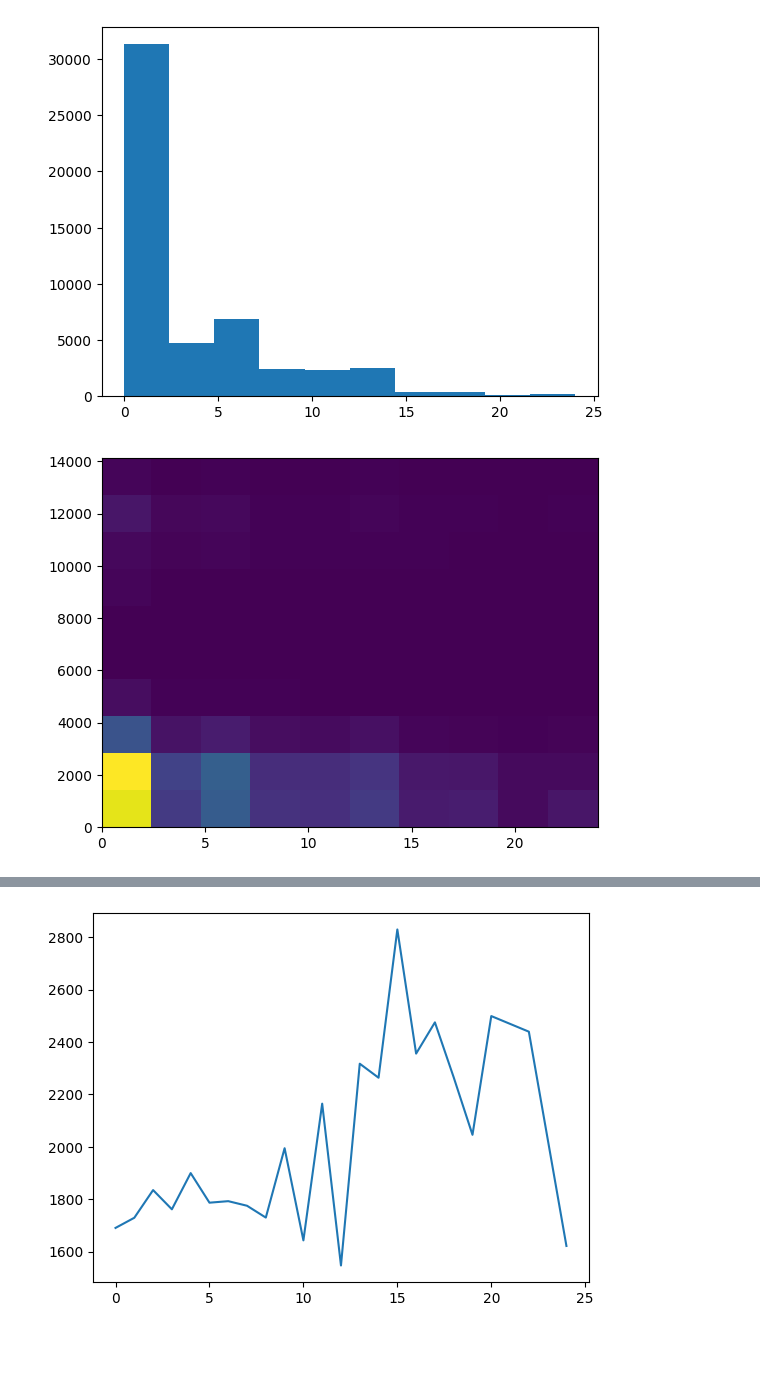
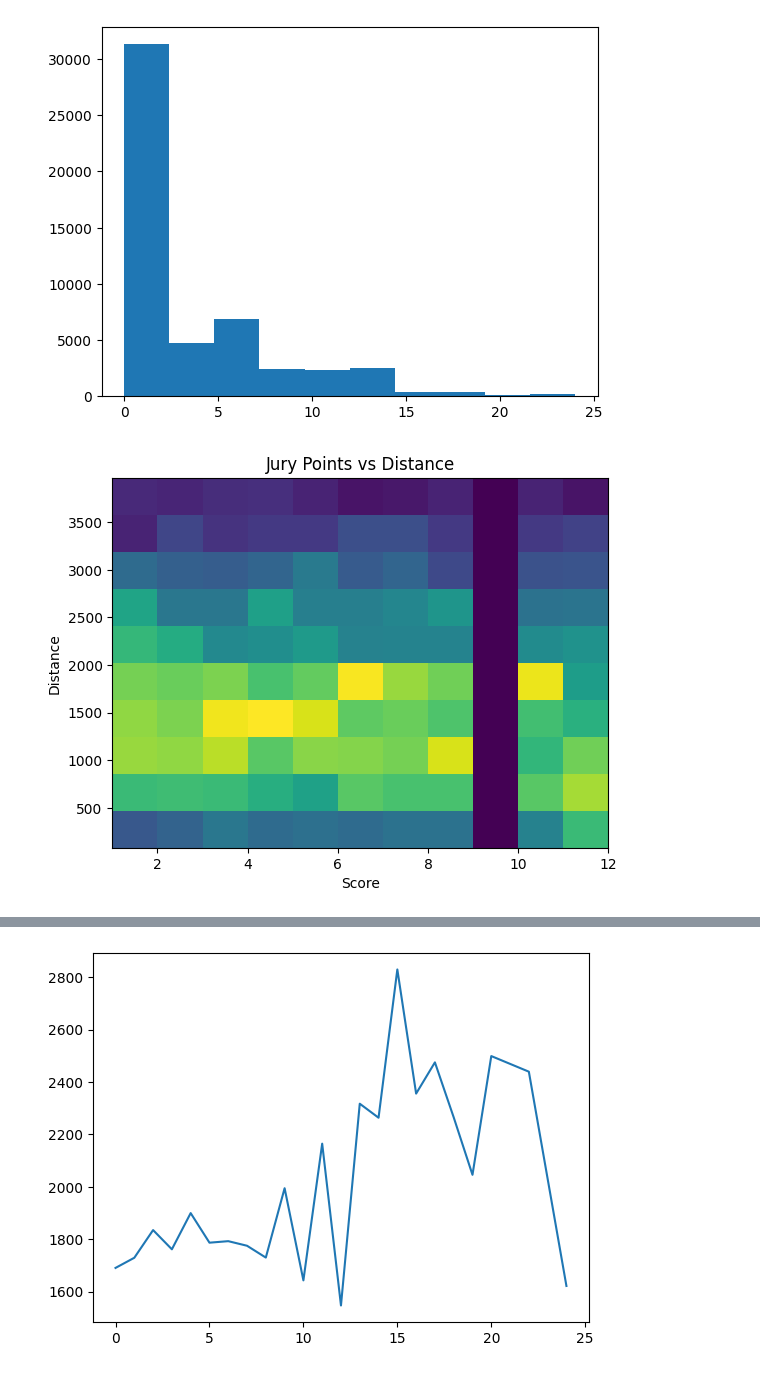
Before and after one commit to kluedemann/eurovision-voting-analysis, a Jupyter notebook: src/preliminary_analysis.ipynb, the cells around one changed output, grey strips where cells are left out. Drawn from its saved outputs; the diff is of its cells as text; code cells hidden in the pictures; blank space fills up the shorter version.

```diff
--- a/src/preliminary_analysis.ipynb
+++ b/src/preliminary_analysis.ipynb
@@ -73,8 +76,14 @@ plt.hist(votes_df["total_points"])
 plt.show()
 # %% [output]
 [figure]
-# %%
-plt.hist2d(votes_df.dropna()["total_points"], votes_df.dropna()["distance"])
-plt.show()
-# %% [output]
-[figure, removed]
+# %%
+trunc_votes = votes_df[(votes_df["distance"] < 4000) & (votes_df["jury_points"] > 0)].dropna()
+# trunc_votes = votes_df[votes_df["distance"] < 4000].dropna()
+
+plt.hist2d(trunc_votes["jury_points"], trunc_votes["distance"], bins=(11, 10))
+plt.xlabel("Score")
+plt.ylabel("Distance")
+plt.title("Jury Points vs Distance")
+plt.show()
+# %% [output]
+[figure, added]
```
Also changed, not shown: parts of 2 cells of this notebook.
